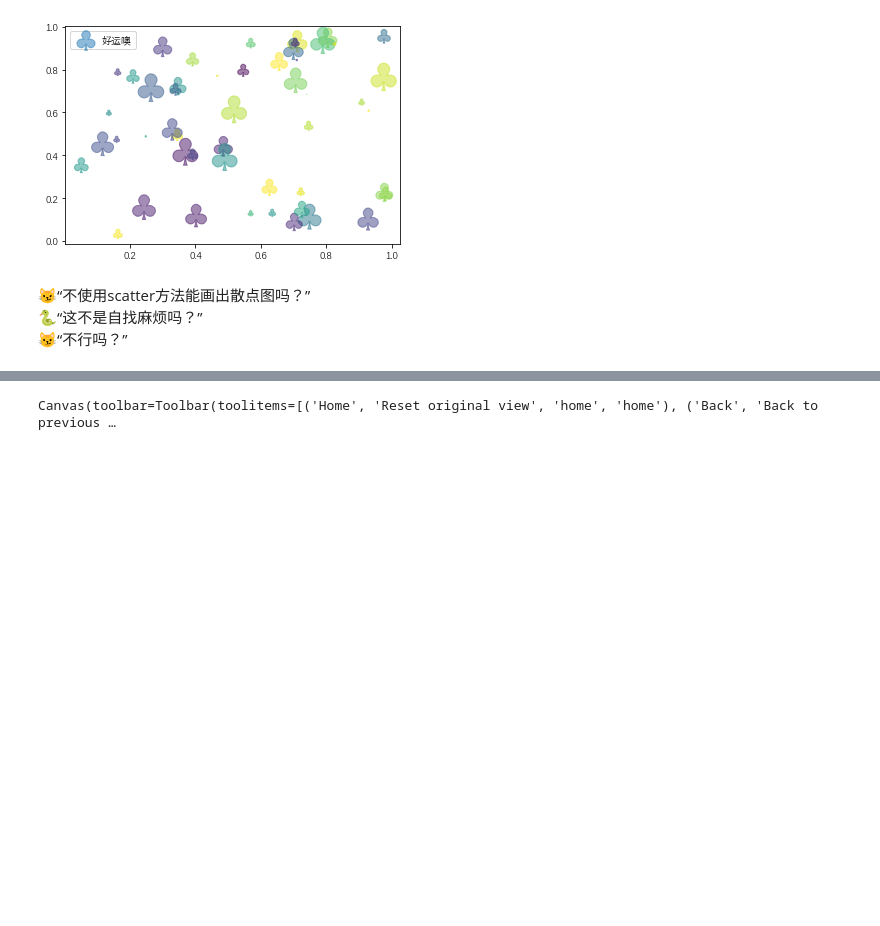
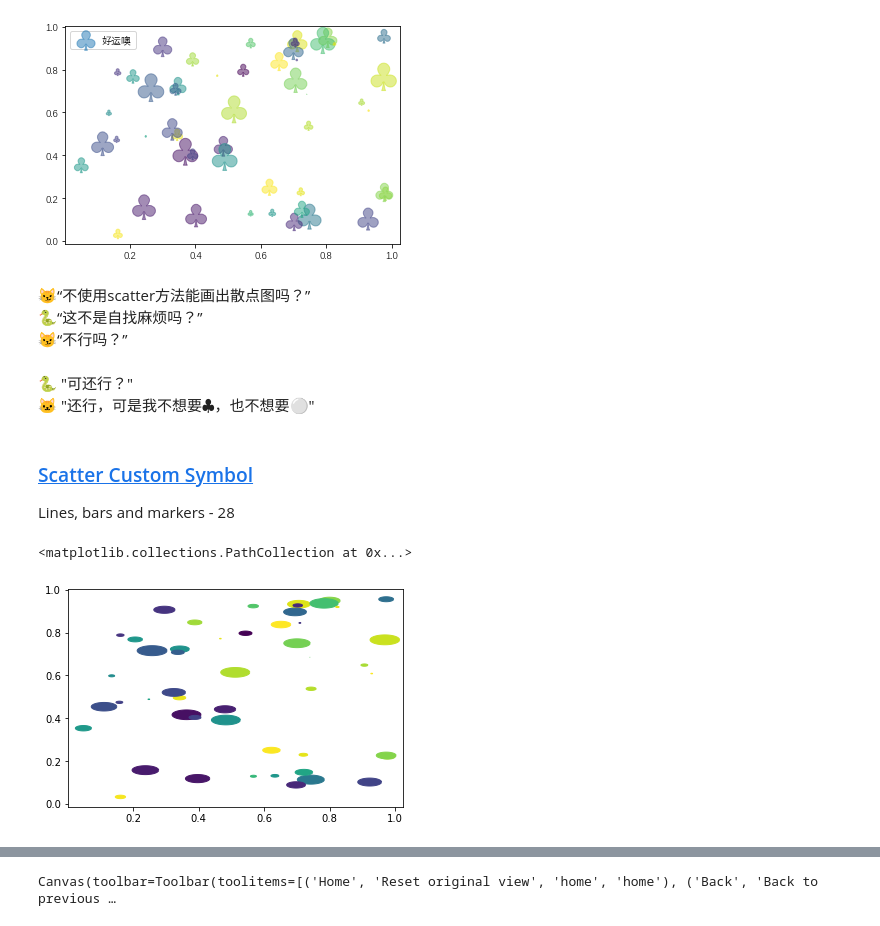
Before and after one commit to darkeggler/data_visualization_notebooks, a Jupyter notebook: mpl_01_scatter2.ipynb, the cells around one changed output, grey strips where cells are left out. Drawn from its saved outputs; the diff is of its cells as text; code cells hidden in the pictures; blank space fills up the shorter version.

Commit message:
scatter 上

```diff
--- a/mpl_01_scatter2.ipynb
+++ b/mpl_01_scatter2.ipynb
@@ -117,3 +117,20 @@ collection = PathCollection(
 collection.set_transform(IdentityTransform())
 collection.set_array(colors)
 ax.add_collection(collection)
+# %% [markdown]
+🐍 "可还行？"
+🐱 "还行，可是我不想要$\clubsuit$，也不想要⚪"
+# %% [markdown]
+### [Scatter Custom Symbol](https://matplotlib.org/gallery/lines_bars_and_markers/scatter_custom_symbol.html#sphx-glr-gallery-lines-bars-and-markers-scatter-custom-symbol-py)
+Lines, bars and markers - 28
+# %%
+rx, ry = 3., 1.
+ellipse_area = rx * ry * np.pi
+theta = np.arange(0, 2 * np.pi + 0.01, 0.1)
+verts = np.column_stack([rx / ellipse_area * np.cos(theta), ry / ellipse_area * np.sin(theta)])
+# %%
+fig, ax = plt.subplots()
+ax.scatter(x, y, area, colors, marker=verts)
+# %% [output]
+<matplotlib.collections.PathCollection at 0x...>
+[figure, added]
```
Also changed, not shown: parts of 14 cells of this notebook, 4 other files.
